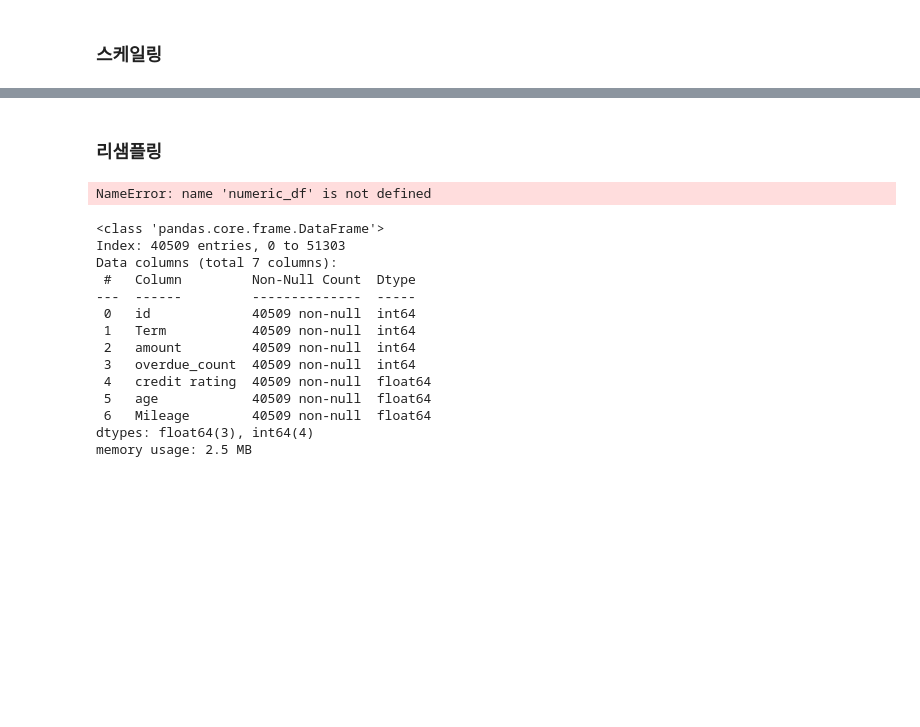
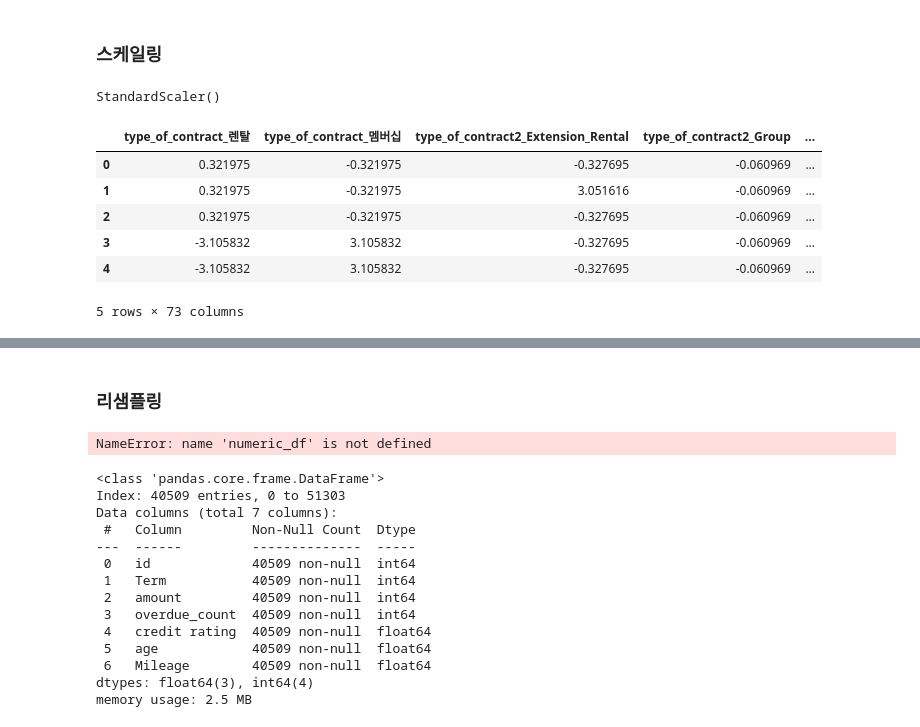
Before and after one commit to Huey-fitpet/study_machinelearnings, a Jupyter notebook: quest/Classifications/models_LentalCarOfContractType.ipynb, the cells around one changed output, grey strips where cells are left out. Drawn from its saved outputs; the diff is of its cells as text; code cells hidden in the pictures; blank space fills up the shorter version.

```diff
--- a/quest/Classifications/models_LentalCarOfContractType.ipynb
+++ b/quest/Classifications/models_LentalCarOfContractType.ipynb
@@ -531,2 +596,22 @@ findfont: Font family 'NanumGothic' not found.
 # %% [markdown]
 ### 스케일링
+# %%
+# 일단 통짜로 돌려보고 데이터 특성에 따라 따로 돌리는 거를 고려해 보아야 할 듯?
+standardscaler = StandardScaler()
+standardscaler.fit(missing_df)
+# %% [output]
+StandardScaler()
+# %%
+# 스케일링 적용
+scailing_array = standardscaler.transform(missing_df)
+# 스케일링된 데이터를 DataFrame으로 변환
+scailing_df = pd.DataFrame(scailing_array, columns=missing_df.columns)
+scailing_df.head()
+# %% [output]
+|  | type_of_contract_렌탈 | type_of_contract_멤버십 | type_of_contract2_Extension_Rental | type_of_contract2_Group | ... |
+| 0 | 0.321975 | -0.321975 | -0.327695 | -0.060969 | ... |
+| 1 | 0.321975 | -0.321975 | 3.051616 | -0.060969 | ... |
+| 2 | 0.321975 | -0.321975 | -0.327695 | -0.060969 | ... |
+| 3 | -3.105832 | 3.105832 | -0.327695 | -0.060969 | ... |
+| 4 | -3.105832 | 3.105832 | -0.327695 | -0.060969 | ... |
+5 rows × 73 columns
```
Also changed, not shown: parts of 63 cells of this notebook.
